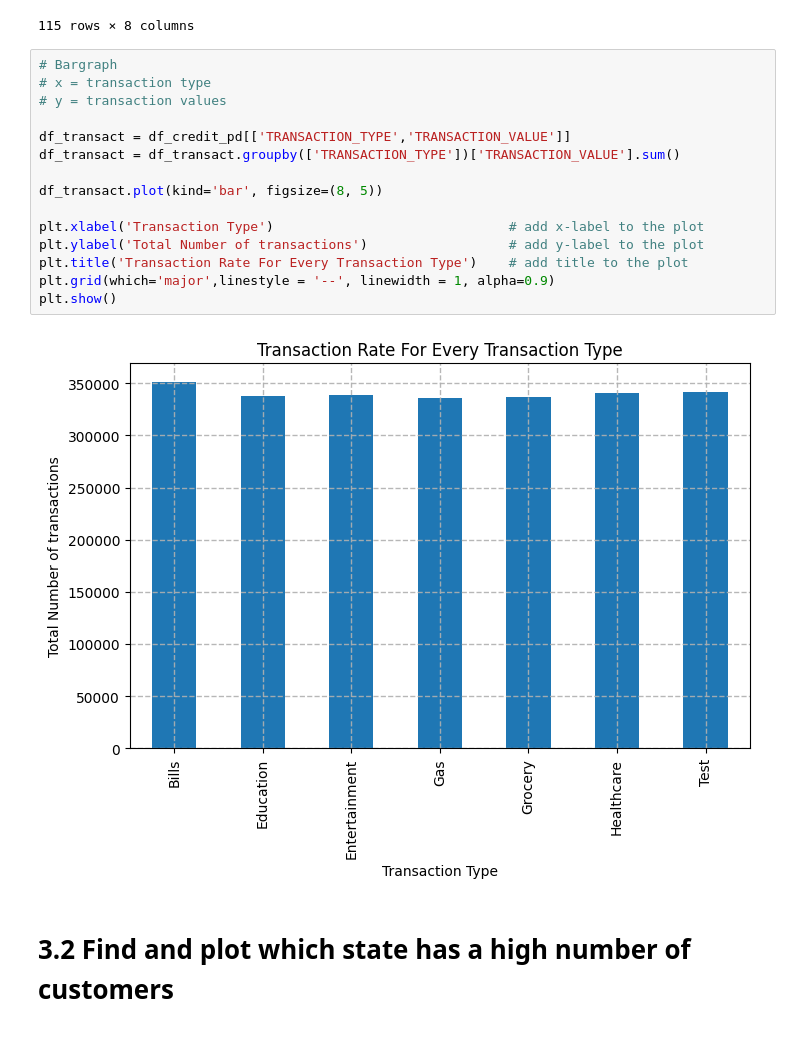
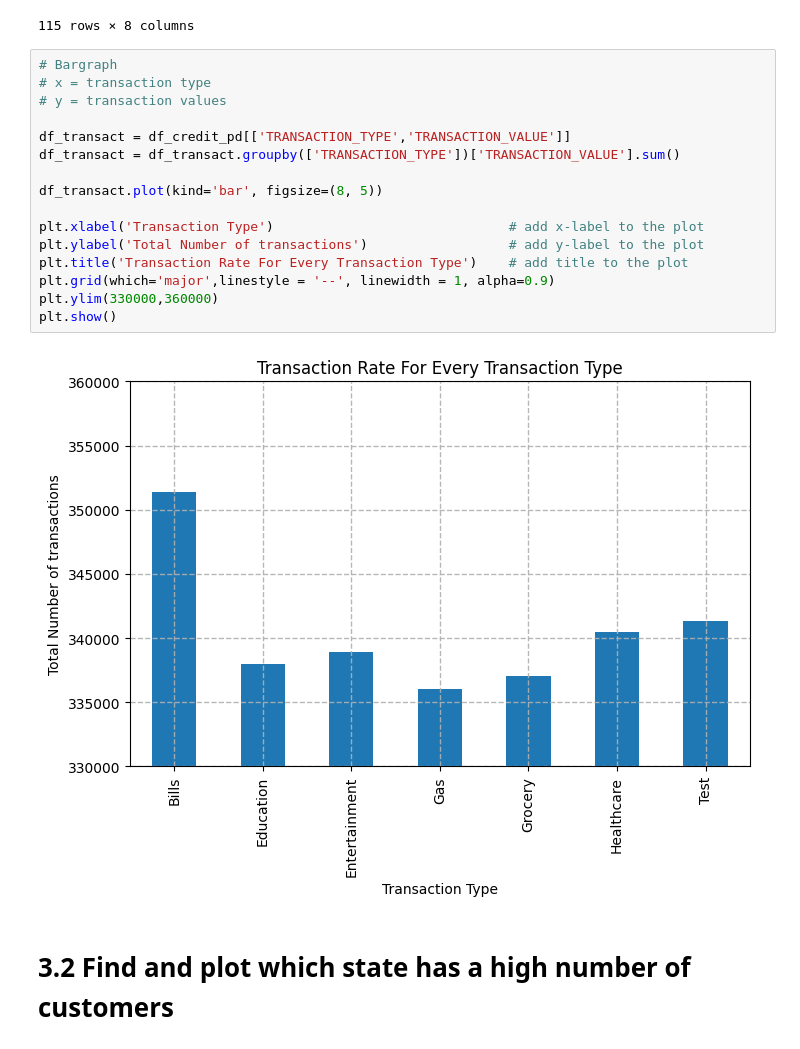
Before and after one commit to AbenezerTsige/Cap_Sone_Project, a Jupyter notebook: Credit_Card_System.ipynb, the cells around one changed output. Saved outputs shown, nothing was run; the diff lists cells and outputs as text.

```diff
--- a/Credit_Card_System.ipynb
+++ b/Credit_Card_System.ipynb
@@ -285,20 +285,21 @@ df_branch_pd
 # %%
 # Bargraph
 # x = transaction type
 # y = transaction values
 
 df_transact = df_credit_pd[['TRANSACTION_TYPE','TRANSACTION_VALUE']]
 df_transact = df_transact.groupby(['TRANSACTION_TYPE'])['TRANSACTION_VALUE'].sum()
 
 df_transact.plot(kind='bar', figsize=(8, 5))
 
 plt.xlabel('Transaction Type')                              # add x-label to the plot
 plt.ylabel('Total Number of transactions')                  # add y-label to the plot
 plt.title('Transaction Rate For Every Transaction Type')    # add title to the plot
 plt.grid(which='major',linestyle = '--', linewidth = 1, alpha=0.9)
+plt.ylim(330000,360000)
 plt.show()
 # %% [output]
-[figure, old version]
+[figure, new version]
 # %% [markdown]
 
 # 3.2 Find and plot which state has a high number of customers
```
Also changed, not shown: parts of 9 cells of this notebook.
